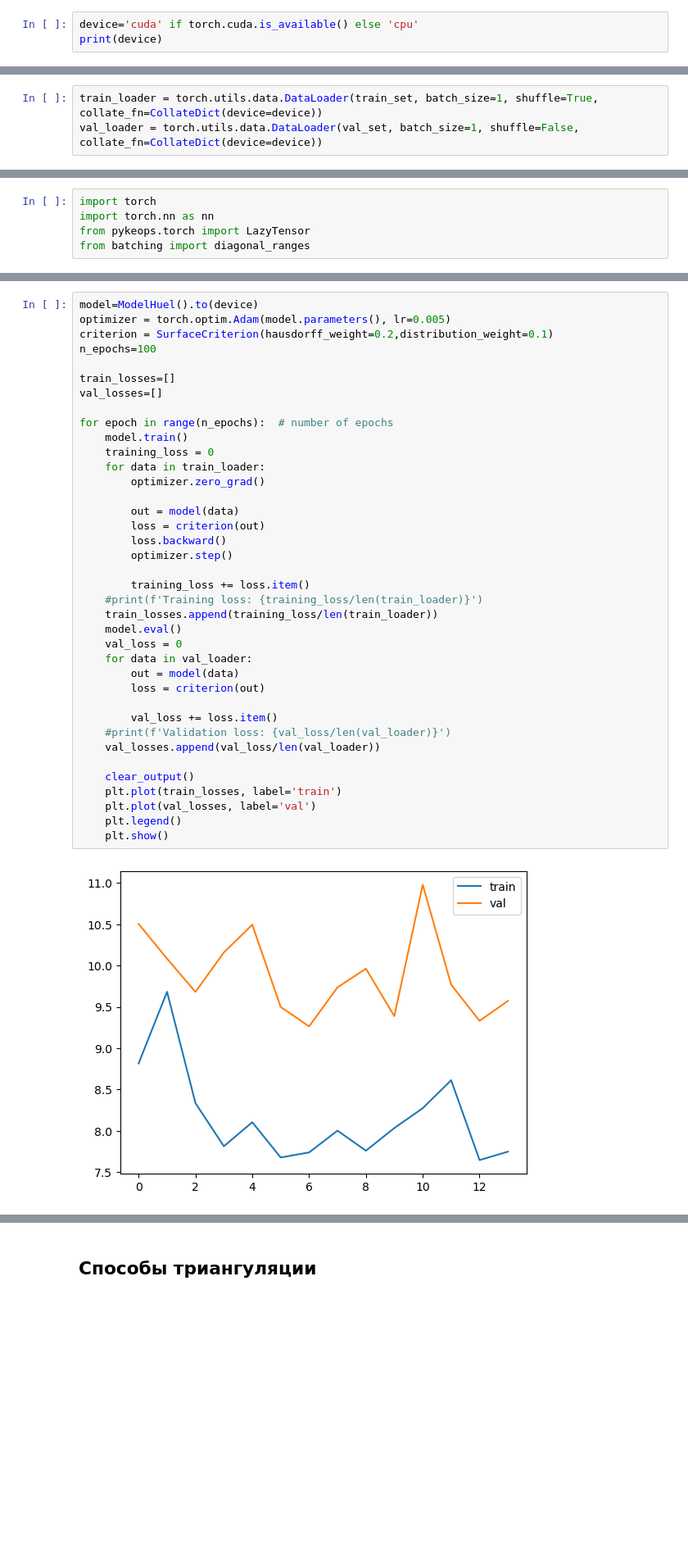
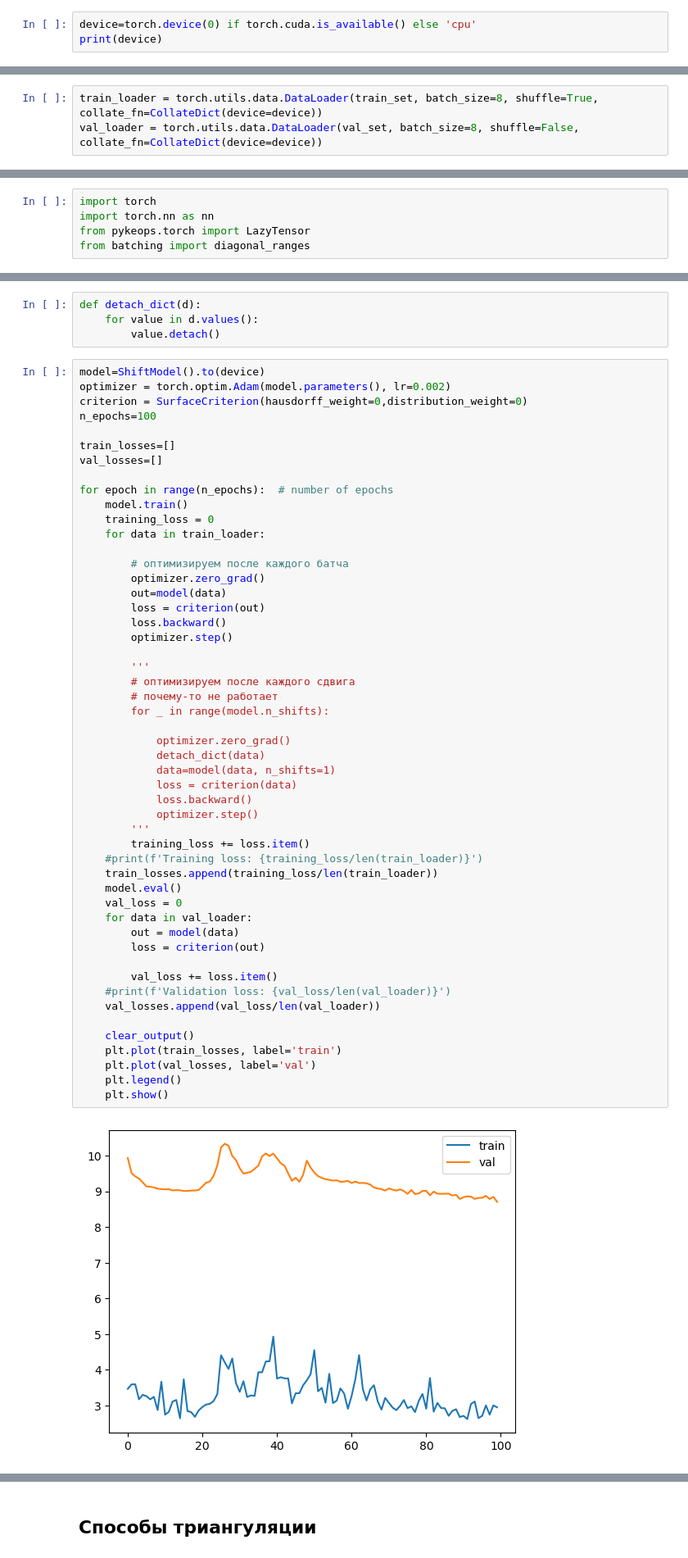
Before and after one commit to geraseva/SESes, a Jupyter notebook: main.ipynb, the cells around one changed output, grey strips where cells are left out. Shown at 82% size. Cells and saved outputs as stored; diff of their text form; blank space fills up the shorter version.

```diff
--- a/main.ipynb
+++ b/main.ipynb
@@ -237,6 +244,6 @@ len(dataset)
 # %%
 train_set, val_set, _ = torch.utils.data.random_split(dataset, [77,50,4950])
 # %%
-device='cuda' if torch.cuda.is_available() else 'cpu'
+device=torch.device(0) if torch.cuda.is_available() else 'cpu'
 print(device)
 # %% [output]
@@ -244,6 +251,6 @@ cuda
 # %%
-train_loader = torch.utils.data.DataLoader(train_set, batch_size=1, shuffle=True, collate_fn=CollateDict(device=device))
-val_loader = torch.utils.data.DataLoader(val_set, batch_size=1, shuffle=False, collate_fn=CollateDict(device=device))
+train_loader = torch.utils.data.DataLoader(train_set, batch_size=8, shuffle=True, collate_fn=CollateDict(device=device))
+val_loader = torch.utils.data.DataLoader(val_set, batch_size=8, shuffle=False, collate_fn=CollateDict(device=device))
 # %% [markdown]
 ### Модель
 # %%
@@ -372,40 +448,57 @@ from losses import SurfaceCriterion
+# %%
+def detach_dict(d):
+    for value in d.values():
+        value.detach()
 # %%
-model=ModelHuel().to(device)
-optimizer = torch.optim.Adam(model.parameters(), lr=0.005)
-criterion = SurfaceCriterion(hausdorff_weight=0.2,distribution_weight=0.1)
+model=ShiftModel().to(device)
+optimizer = torch.optim.Adam(model.parameters(), lr=0.002)
+criterion = SurfaceCriterion(hausdorff_weight=0,distribution_weight=0)
 n_epochs=100
 
 train_losses=[]
 val_losses=[]
 
 for epoch in range(n_epochs):  # number of epochs
     model.train()
     training_loss = 0
     for data in train_loader:
+
+        # оптимизируем после каждого батча
         optimizer.zero_grad()
-
-        out = model(data)
+        out=model(data)
         loss = criterion(out)
         loss.backward()
         optimizer.step()
 
+        '''
+        # оптимизируем после каждого сдвига
+        # почему-то не работает
+        for _ in range(model.n_shifts):
+
+            optimizer.zero_grad()
+            detach_dict(data)
+            data=model(data, n_shifts=1)
+            loss = criterion(data)
+            loss.backward()
+            optimizer.step()
+        '''
         training_loss += loss.item()
     #print(f'Training loss: {training_loss/len(train_loader)}')
     train_losses.append(training_loss/len(train_loader))
     model.eval()
     val_loss = 0
     for data in val_loader:
         out = model(data)
         loss = criterion(out)
 
         val_loss += loss.item()
     #print(f'Validation loss: {val_loss/len(val_loader)}')
     val_losses.append(val_loss/len(val_loader))
 
     clear_output()
     plt.plot(train_losses, label='train')
     plt.plot(val_losses, label='val')
     plt.legend()
     plt.show()
 # %% [output]
-[figure, old version]
+[figure, new version]
```
Also changed, not shown: parts of 26 cells of this notebook.
